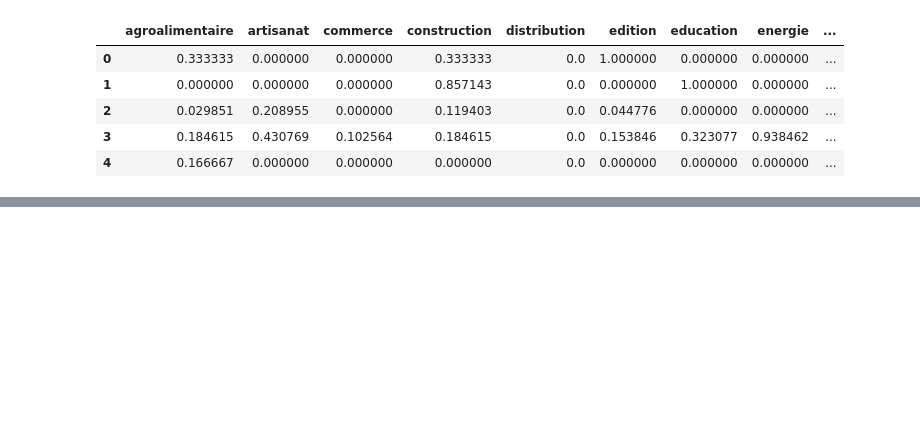
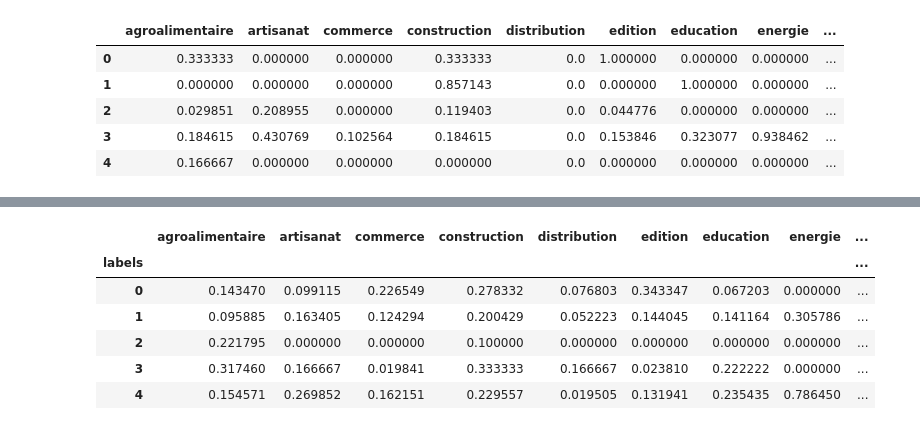
Before and after one commit to Ldave01/Best_Place_For_Business, a Jupyter notebook: eda.ipynb, the cells around one changed output, grey strips where cells are left out. Saved outputs shown, nothing was run; the diff lists cells and outputs as text; code cells hidden in the pictures; blank space fills up the shorter version.

```diff
--- a/eda.ipynb
+++ b/eda.ipynb
@@ -612,3 +612,13 @@ X[X['labels']==0]
+# %%
+X.groupby(by='labels').mean()
+# %% [output]
+|  | agroalimentaire | artisanat | commerce | construction | distribution | edition | education | energie | ... |
+| labels |  |  |  |  |  |  |  |  | ... |
+| 0 | 0.143470 | 0.099115 | 0.226549 | 0.278332 | 0.076803 | 0.343347 | 0.067203 | 0.000000 | ... |
+| 1 | 0.095885 | 0.163405 | 0.124294 | 0.200429 | 0.052223 | 0.144045 | 0.141164 | 0.305786 | ... |
+| 2 | 0.221795 | 0.000000 | 0.000000 | 0.100000 | 0.000000 | 0.000000 | 0.000000 | 0.000000 | ... |
+| 3 | 0.317460 | 0.166667 | 0.019841 | 0.333333 | 0.166667 | 0.023810 | 0.222222 | 0.000000 | ... |
+| 4 | 0.154571 | 0.269852 | 0.162151 | 0.229557 | 0.019505 | 0.131941 | 0.235435 | 0.786450 | ... |
 # %%
 X[X['labels']==1]
 # %% [output]
```
Also changed, not shown: parts of 13 cells of this notebook, 1 other file.
